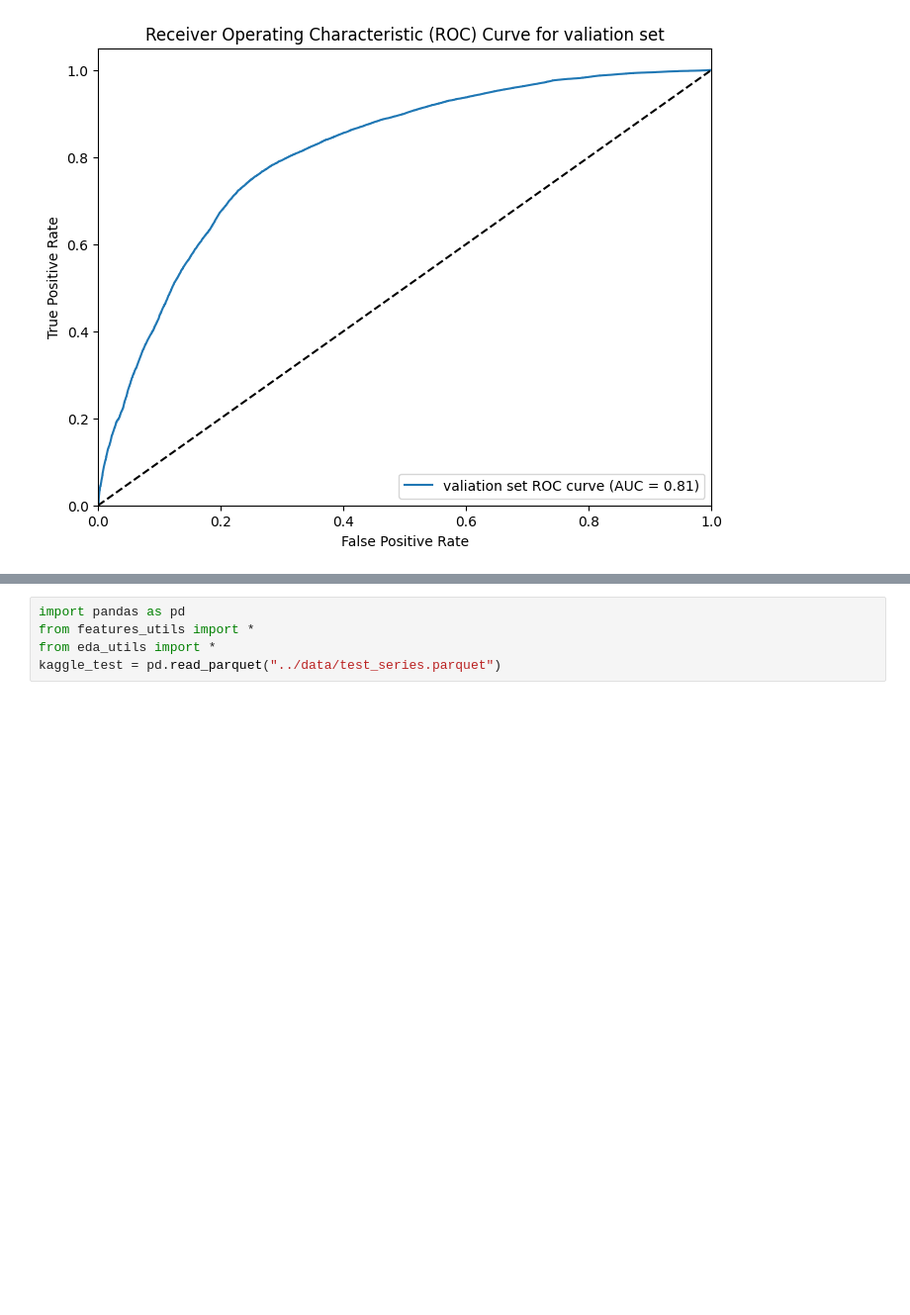
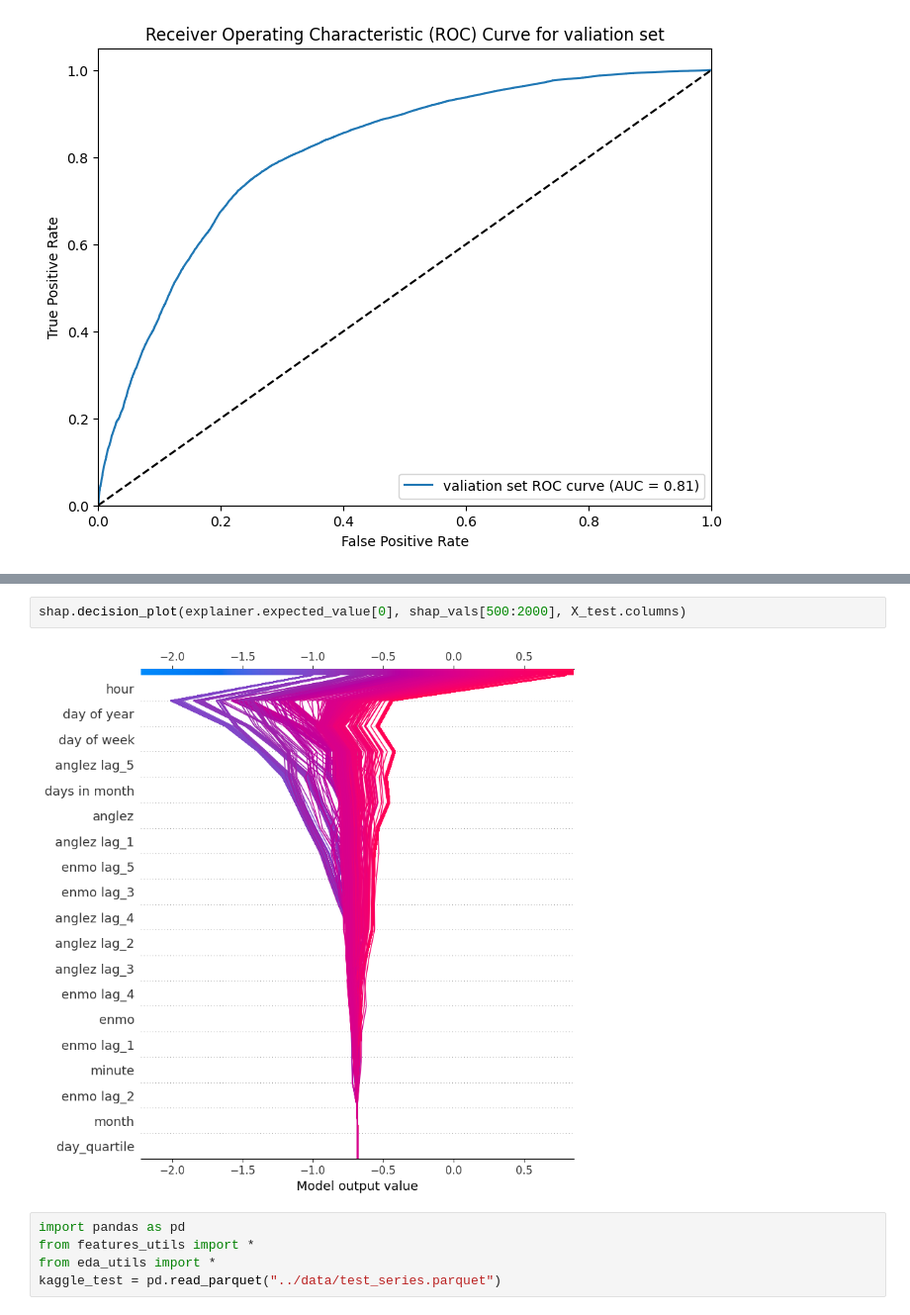
Before and after one commit to AmirMohammadiKarbalaei/Detect-Sleep-States-CMI, a Jupyter notebook: notebooks/model.ipynb, the cells around one changed output, grey strips where cells are left out. Shown at 99% size. Cells and saved outputs as stored; diff of their text form; blank space fills up the shorter version.

```diff
--- a/notebooks/model.ipynb
+++ b/notebooks/model.ipynb
@@ -74,3 +84,7 @@ weighted avg       0.75      0.75      0.75   2867575
+# %%
+shap.decision_plot(explainer.expected_value[0], shap_vals[500:2000], X_test.columns)
+# %% [output]
+[figure, added]
 # %%
 import pandas as pd
 from features_utils import *
```
Also changed, not shown: parts of 6 cells of this notebook, 1 other file.
